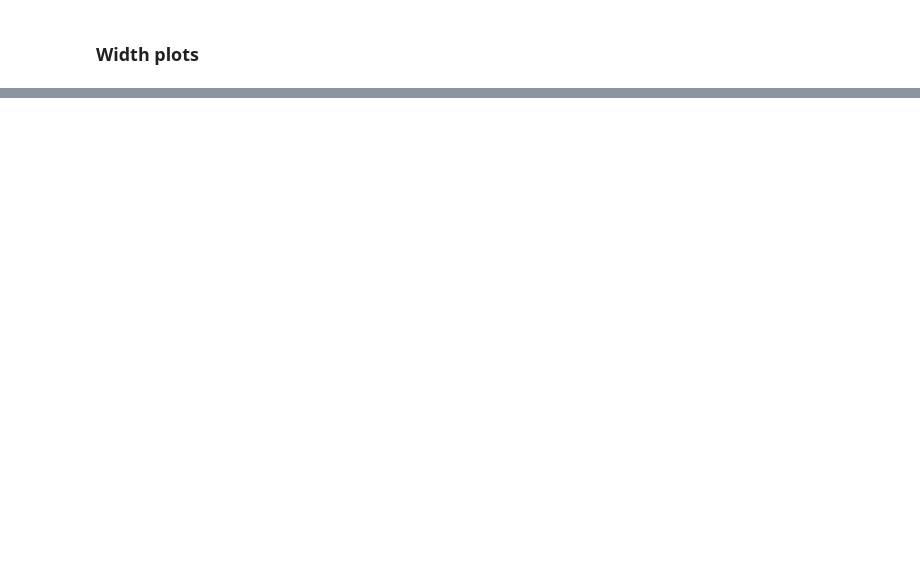
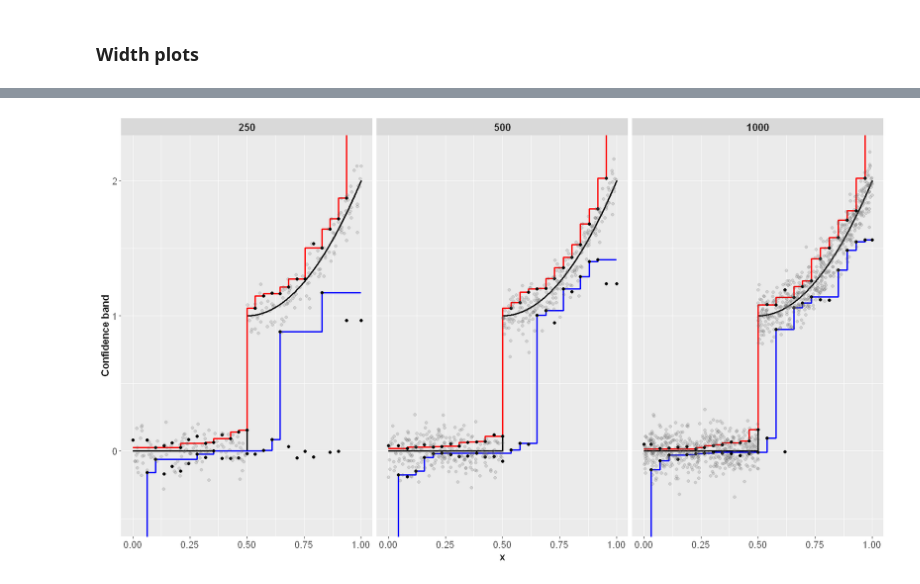
Before and after one commit to Arun-Kuchibhotla/HulC, a Jupyter notebook: R/HulC for Shape Constrained Regression.ipynb, the cells around one changed output, grey strips where cells are left out. Drawn from its saved outputs; the diff is of its cells as text; code cells hidden in the pictures; blank space fills up the shorter version.

```diff
--- a/R/HulC for Shape Constrained Regression.ipynb
+++ b/R/HulC for Shape Constrained Regression.ipynb
@@ -376,0 +466,47 @@ From the width plots, we notice ...
+# %%
+set.seed(101)
+nsamp_vec <- c(250,500, 750, 1000)
+scatter.plot<- NULL
+Plot.data<- NULL
+for(nsamp in nsamp_vec){
+  f0 <- function(x){
+    -1*(x<=.5)+ ((x-.5)/.5)^2*(x>.5)+1
+  }
+  x <- sort(runif(nsamp))
+  y <- f0(x) + rnorm(nsamp, 0, 0.1)
+  ngrid <- 25
+  grid <- seq(nsamp^(-1/2), 1 - nsamp^(-1/2), length = ngrid)
+  estimate <- function(data){
+    ## data has first column x, second column y
+    tmp <- isoreg(data[,1], data[,2])
+    foo <- approxfun(sort(tmp$x), tmp$yf, method="constant", rule = 2)
+    return(foo(grid))
+  }
+  CI <- adaptive_HulC(cbind(x, y), estimate, alpha = 0.05, dim = ngrid)$CI
+  grid_new <- c(0, grid, 1)
+  ci_low <- cummax(c(-.9, CI[,1],tail(CI[,1],1) ))
+  ci_up <- rev(cummin(rev(c(CI[1,2], CI[,2], 2.5))))
+  true_fun<- f0(grid_new)
+  cp_up <- c(CI[1,2], CI[,2], 2.5)
+  cp_low<- c(-0.9, CI[,1], tail(CI[,1],1))
+  temp.Plot.data <-data.frame(grid_new, ci_low, ci_up, true_fun, cp_up, cp_low)
+  scatter.plot.temp<- data.frame(x, y)
+  scatter.plot.temp$samp.size<- nsamp
+  scatter.plot <- rbind(scatter.plot.temp,scatter.plot)
+  temp.Plot.data$samp.size <- nsamp
+  Plot.data<- rbind(temp.Plot.data, Plot.data)
+}
+# %%
+final_plot_data <- Plot.data[Plot.data$samp.size != 750,]
+final_plot_scatter <- scatter.plot[scatter.plot$samp.size != 750,]
+true_fun <- data.frame(x0 = seq(0, 1, len = 10000), y0 = f0(seq(0, 1, len = 10000)))
+ggplot(final_plot_data, aes(x=grid_new)) + xlab("x")+ geom_step(true_fun, mapping = aes(x = x0, y = y0), size = 1.08)+
+  geom_step(aes(y=ci_up),direction="vh", col="red", size = 1.1)+ geom_step(aes(y=ci_low),direction="hv", col="blue", size = 1.1)+
+  geom_point(aes(y=cp_up))+ geom_point(aes(y=cp_low))+
+  coord_cartesian(ylim=c(-.5,2.2))+ylab("Confidence band")+
+  geom_point(data= final_plot_scatter,mapping= aes(x=x, y=y), alpha=.2 , col="gray40")+
+  facet_grid(~samp.size)+theme(axis.text=element_text(size=12),
+                               axis.title=element_text(size=13,face="bold"),
+                               strip.text = element_text(size=13,face = "bold"))
+# %% [output]
+[figure, added]
```
Also changed, not shown: parts of 19 cells of this notebook.
